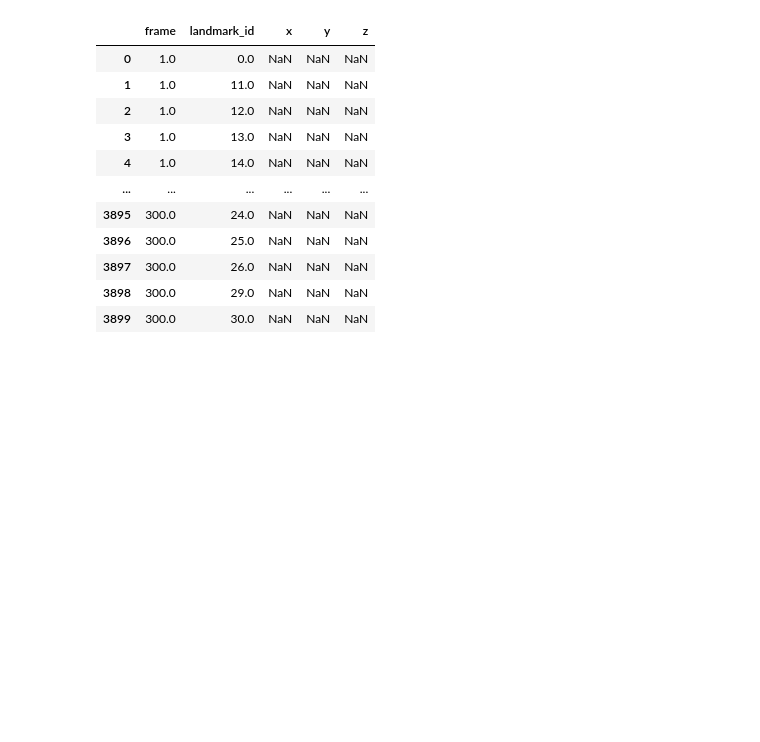
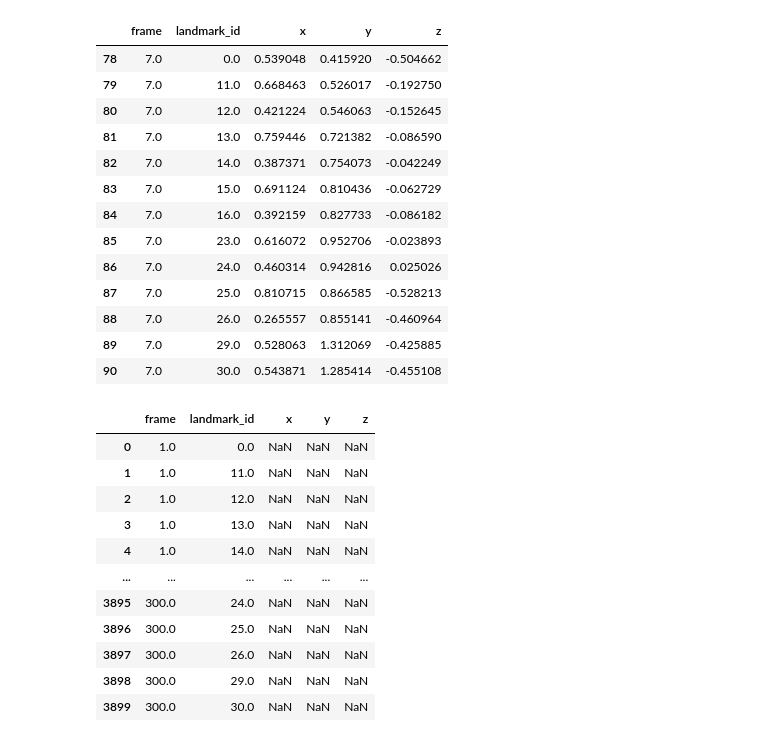
Before and after one commit to GGoneng/AI-Study-Log, a Jupyter notebook: Personal_Project/Graduate_Project/Rasberry_Pi_Test/video_test.ipynb, the cells around one changed output. Drawn from its saved outputs; the diff is of its cells as text; code cells hidden in the pictures; blank space fills up the shorter version.

```diff
--- a/Personal_Project/Graduate_Project/Rasberry_Pi_Test/video_test.ipynb
+++ b/Personal_Project/Graduate_Project/Rasberry_Pi_Test/video_test.ipynb
@@ -117,3 +356,20 @@ test_df.head(30)
+# %%
+test_df[test_df["frame"] == 7]
+# %% [output]
+|  | frame | landmark_id | x | y | z |
+| 78 | 7.0 | 0.0 | 0.539048 | 0.415920 | -0.504662 |
+| 79 | 7.0 | 11.0 | 0.668463 | 0.526017 | -0.192750 |
+| 80 | 7.0 | 12.0 | 0.421224 | 0.546063 | -0.152645 |
+| 81 | 7.0 | 13.0 | 0.759446 | 0.721382 | -0.086590 |
+| 82 | 7.0 | 14.0 | 0.387371 | 0.754073 | -0.042249 |
+| 83 | 7.0 | 15.0 | 0.691124 | 0.810436 | -0.062729 |
+| 84 | 7.0 | 16.0 | 0.392159 | 0.827733 | -0.086182 |
+| 85 | 7.0 | 23.0 | 0.616072 | 0.952706 | -0.023893 |
+| 86 | 7.0 | 24.0 | 0.460314 | 0.942816 | 0.025026 |
+| 87 | 7.0 | 25.0 | 0.810715 | 0.866585 | -0.528213 |
+| 88 | 7.0 | 26.0 | 0.265557 | 0.855141 | -0.460964 |
+| 89 | 7.0 | 29.0 | 0.528063 | 1.312069 | -0.425885 |
+| 90 | 7.0 | 30.0 | 0.543871 | 1.285414 | -0.455108 |
 # %%
 test_df = pd.DataFrame(columns = ["frame", "landmark_id", "x", "y", "z"])
 
```
Also changed, not shown: parts of 6 cells of this notebook.
